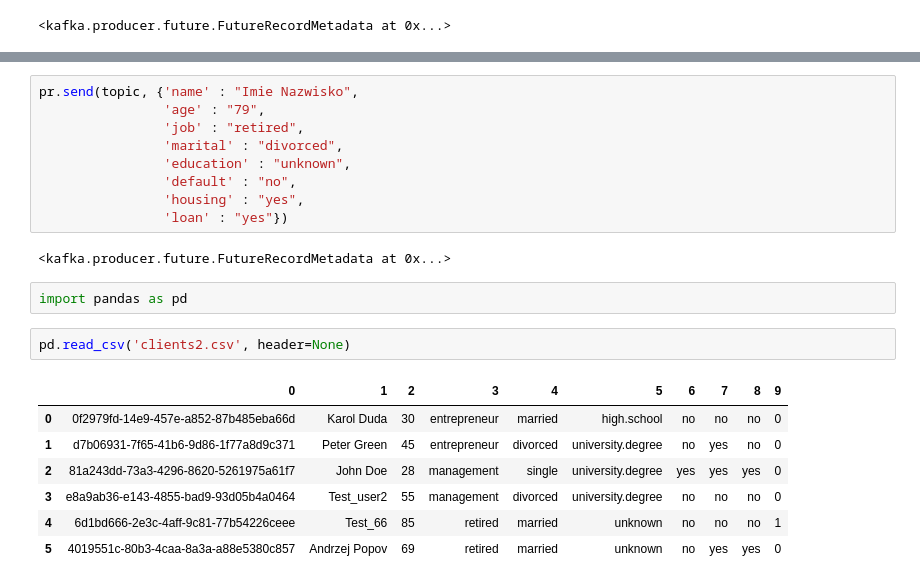
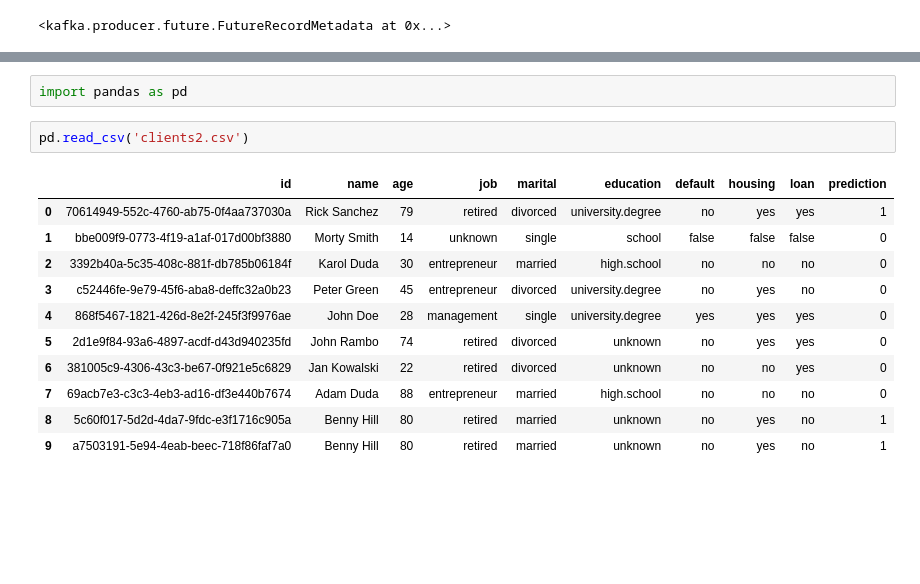
Before and after one commit to kosmobiker/SGH, a Jupyter notebook: RTA/project/Kafka-Producer.ipynb, the cells around one changed output, grey strips where cells are left out. Saved outputs shown, nothing was run; the diff lists cells and outputs as text; blank space fills up the shorter version.

```diff
--- a/RTA/project/Kafka-Producer.ipynb
+++ b/RTA/project/Kafka-Producer.ipynb
@@ -65,25 +76,18 @@ pr.send(topic, {'name' : "Bill White",
 # %% [output]
 <kafka.producer.future.FutureRecordMetadata at 0x...>
-# %%
-pr.send(topic, {'name' : "Imie Nazwisko",
-                'age' : "79",
-                'job' : "retired",
-                'marital' : "divorced",
-                'education' : "unknown",
-                'default' : "no",
-                'housing' : "yes",
-                'loan' : "yes"})
-# %% [output]
-<kafka.producer.future.FutureRecordMetadata at 0x...>
 # %%
 import pandas as pd
 # %%
-pd.read_csv('clients2.csv', header=None)
+pd.read_csv('clients2.csv')
 # %% [output]
-|  | 0 | 1 | 2 | 3 | 4 | 5 | 6 | 7 | 8 | 9 |
-| 0 | 0f2979fd-14e9-457e-a852-87b485eba66d | Karol Duda | 30 | entrepreneur | married | high.school | no | no | no | 0 |
-| 1 | d7b06931-7f65-41b6-9d86-1f77a8d9c371 | Peter Green | 45 | entrepreneur | divorced | university.degree | no | yes | no | 0 |
-| 2 | 81a243dd-73a3-4296-8620-5261975a61f7 | John Doe | 28 | management | single | university.degree | yes | yes | yes | 0 |
-| 3 | e8a9ab36-e143-4855-bad9-93d05b4a0464 | Test_user2 | 55 | management | divorced | university.degree | no | no | no | 0 |
-| 4 | 6d1bd666-2e3c-4aff-9c81-77b54226ceee | Test_66 | 85 | retired | married | unknown | no | no | no | 1 |
-| 5 | 4019551c-80b3-4caa-8a3a-a88e5380c857 | Andrzej Popov | 69 | retired | married | unknown | no | yes | yes | 0 |
+|  | id | name | age | job | marital | education | default | housing | loan | prediction |
+| 0 | 70614949-552c-4760-ab75-0f4aa737030a | Rick Sanchez | 79 | retired | divorced | university.degree | no | yes | yes | 1 |
+| 1 | bbe009f9-0773-4f19-a1af-017d00bf3880 | Morty Smith | 14 | unknown | single | school | false | false | false | 0 |
+| 2 | 3392b40a-5c35-408c-881f-db785b06184f | Karol Duda | 30 | entrepreneur | married | high.school | no | no | no | 0 |
+| 3 | c52446fe-9e79-45f6-aba8-deffc32a0b23 | Peter Green | 45 | entrepreneur | divorced | university.degree | no | yes | no | 0 |
+| 4 | 868f5467-1821-426d-8e2f-245f3f9976ae | John Doe | 28 | management | single | university.degree | yes | yes | yes | 0 |
+| 5 | 2d1e9f84-93a6-4897-acdf-d43d940235fd | John Rambo | 74 | retired | divorced | unknown | no | yes | yes | 0 |
+| 6 | 381005c9-4306-43c3-be67-0f921e5c6829 | Jan Kowalski | 22 | retired | divorced | unknown | no | no | yes | 0 |
+| 7 | 69acb7e3-c3c3-4eb3-ad16-df3e440b7674 | Adam Duda | 88 | entrepreneur | married | high.school | no | no | no | 0 |
+| 8 | 5c60f017-5d2d-4da7-9fdc-e3f1716c905a | Benny Hill | 80 | retired | married | unknown | no | yes | no | 1 |
+| 9 | a7503191-5e94-4eab-beec-718f86faf7a0 | Benny Hill | 80 | retired | married | unknown | no | yes | no | 1 |
```
Also changed, not shown: parts of 3 cells of this notebook, 3 other files.
